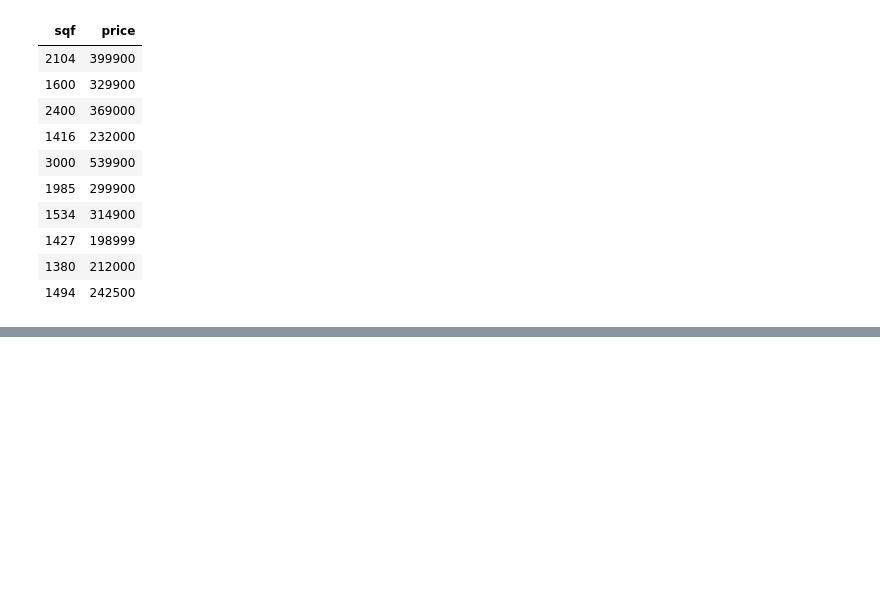
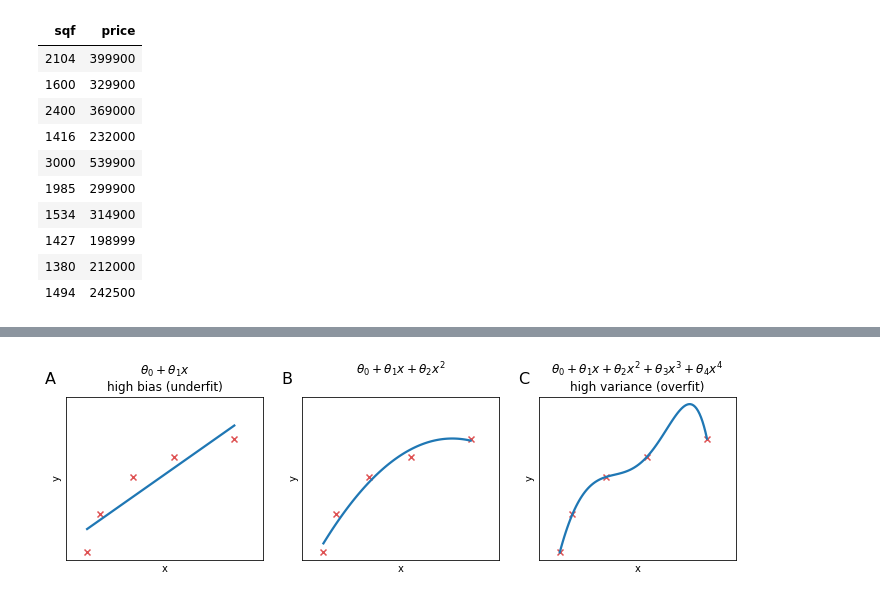
Before and after one commit to marnec/ML, a Jupyter notebook: ML-17-Diagnostic.ipynb, the cells around one changed output, grey strips where cells are left out. Drawn from its saved outputs; the diff is of its cells as text; code cells hidden in the pictures; blank space fills up the shorter version.

```diff
--- a/ML-17-Diagnostic.ipynb
+++ b/ML-17-Diagnostic.ipynb
@@ -207,0 +217,25 @@ While it is ill advised to optimizize $J_\text{test}(\theta)$ and $J_\text{CV}(\
+# %%
+%%capture --no-stdout --no-display
+jitter = np.random.rand(5)*0.1
+x = np.linspace(0.1, 1, 5)**2+jitter
+y = np.log(x)+jitter
+
+fig, axes = plt.subplots(1,3, figsize=(12, 3), sharey=True)
+ax1, ax2, ax3 = axes
+sns.regplot(x=x, y=y, ax=ax1, ci=None, scatter_kws=dict(color='C3'), marker='x')
+ax1.set_title('$\\theta_0+\\theta_1x$\nhigh bias (underfit)')
+sns.regplot(x=x, y=y, ax=ax2, ci=None, order=2, scatter_kws=dict(color='C3'), marker='x')
+ax2.set_title('$\\theta_0+\\theta_1x+\\theta_2x^2$\n')
+sns.regplot(x=x, y=y, ax=ax3, ci=None, order=6, scatter_kws=dict(color='C3'), marker='x')
+ax3.set_title('$\\theta_0+\\theta_1x+\\theta_2x^2+\\theta_3x^3+\\theta_4x^4$\nhigh variance (overfit)')
+
+for ax, label in zip(axes, ['A', 'B', 'C']):
+    ax.text(-0.05, 1.15, label, transform=ax.transAxes,
+      fontsize=16, va='top', ha='right')
+    ax.set_xlim(-.1, 1.26)
+    ax.set_xlabel('x')
+    ax.set_ylabel('y')
+    ax.set_xticks([])
+    ax.set_yticks([])
+# %% [output]
+[figure, added]
```
Also changed, not shown: parts of 4 cells of this notebook, 19 other files.
